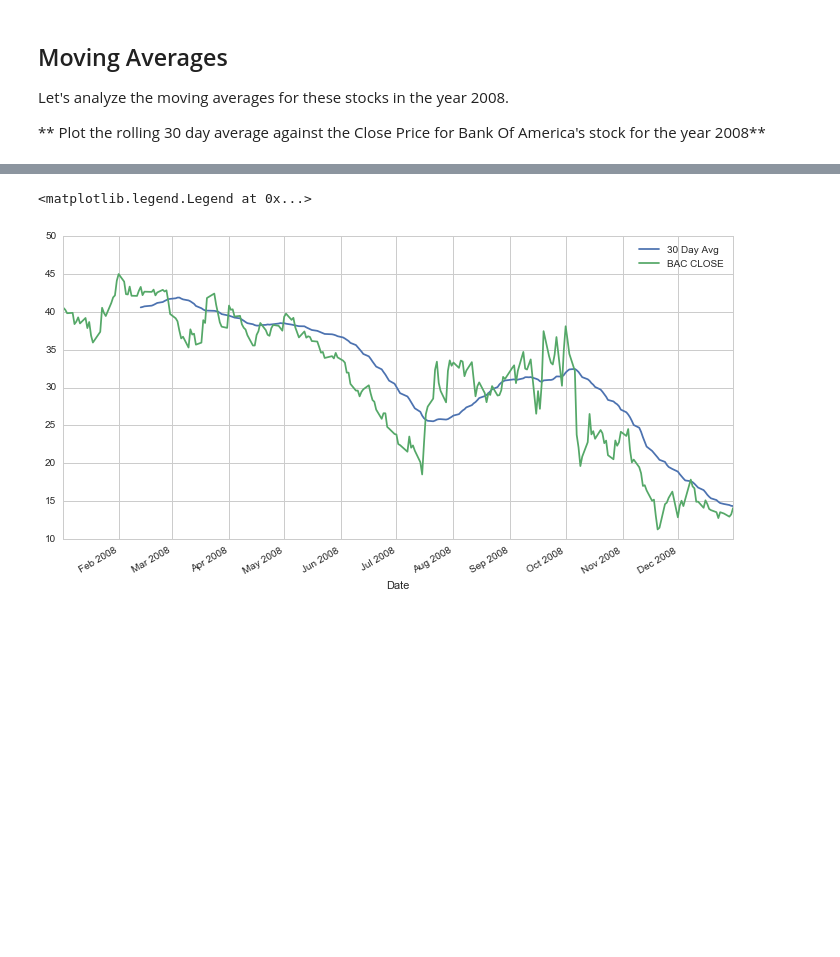
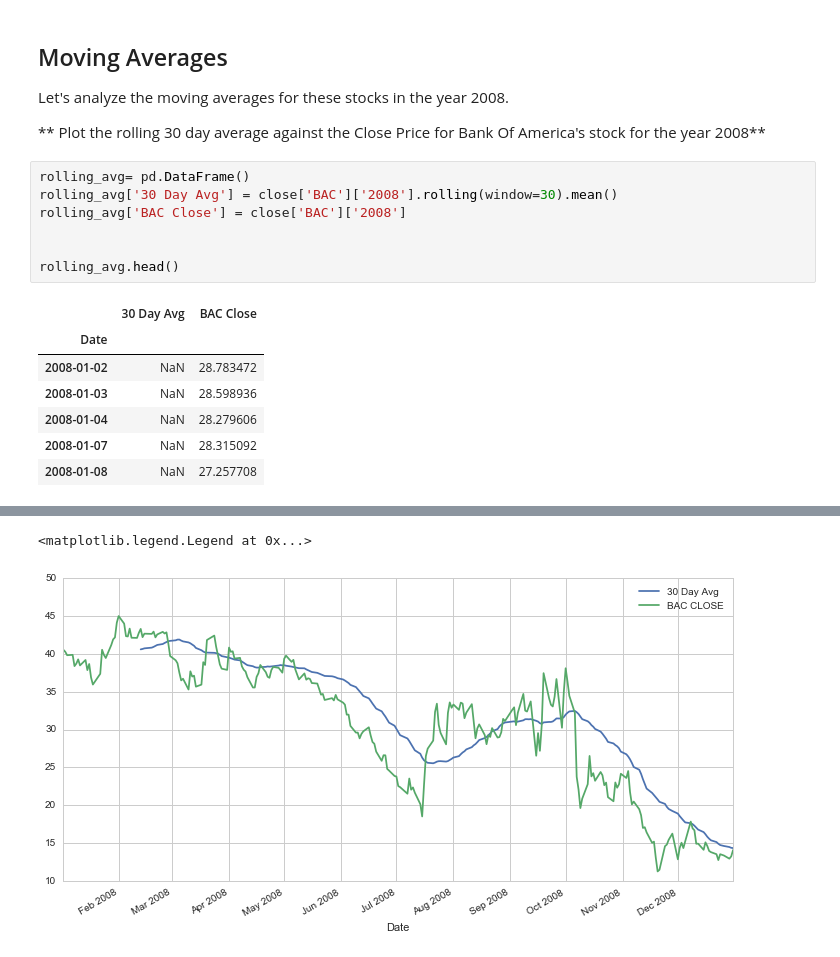
Before and after one commit to Gbohunmi/Python-for-Data-Science-and-Machine-Learning-Bootcamp-master, a Jupyter notebook: 10-Data-Capstone-Projects/03-Finance Project.ipynb, the cells around one changed output, grey strips where cells are left out. Cells and saved outputs as stored; diff of their text form; blank space fills up the shorter version.

```diff
--- a/10-Data-Capstone-Projects/03-Finance Project.ipynb
+++ b/10-Data-Capstone-Projects/03-Finance Project.ipynb
@@ -413,3 +413,18 @@ fig.show()
 Let's analyze the moving averages for these stocks in the year 2008.
 
 ** Plot the rolling 30 day average against the Close Price for Bank Of America's stock for the year 2008**
+# %%
+rolling_avg= pd.DataFrame()
+rolling_avg['30 Day Avg'] = close['BAC']['2008'].rolling(window=30).mean()
+rolling_avg['BAC Close'] = close['BAC']['2008']
+
+
+rolling_avg.head()
+# %% [output]
+|  | 30 Day Avg | BAC Close |
+| Date |  |  |
+| 2008-01-02 | NaN | 28.783472 |
+| 2008-01-03 | NaN | 28.598936 |
+| 2008-01-04 | NaN | 28.279606 |
+| 2008-01-07 | NaN | 28.315092 |
+| 2008-01-08 | NaN | 27.257708 |
```
Also changed, not shown: parts of 1 cell of this notebook.
